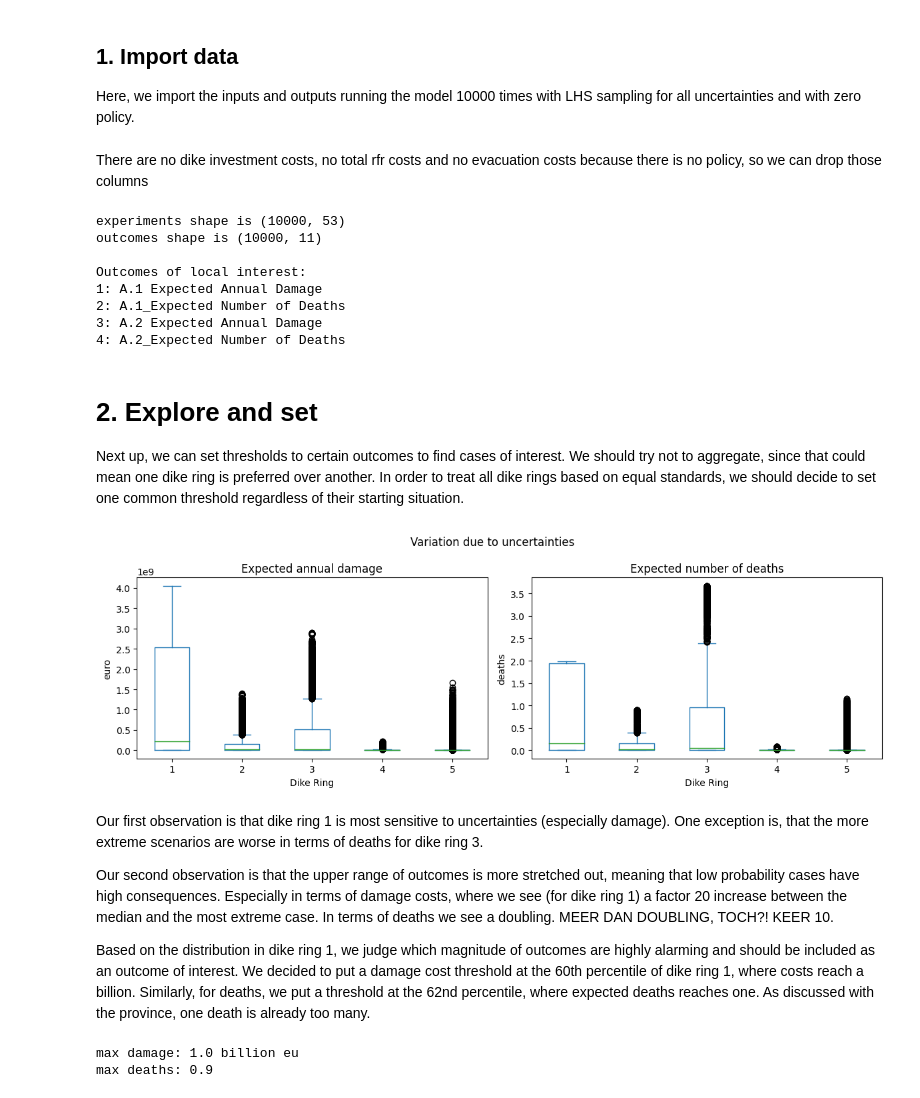
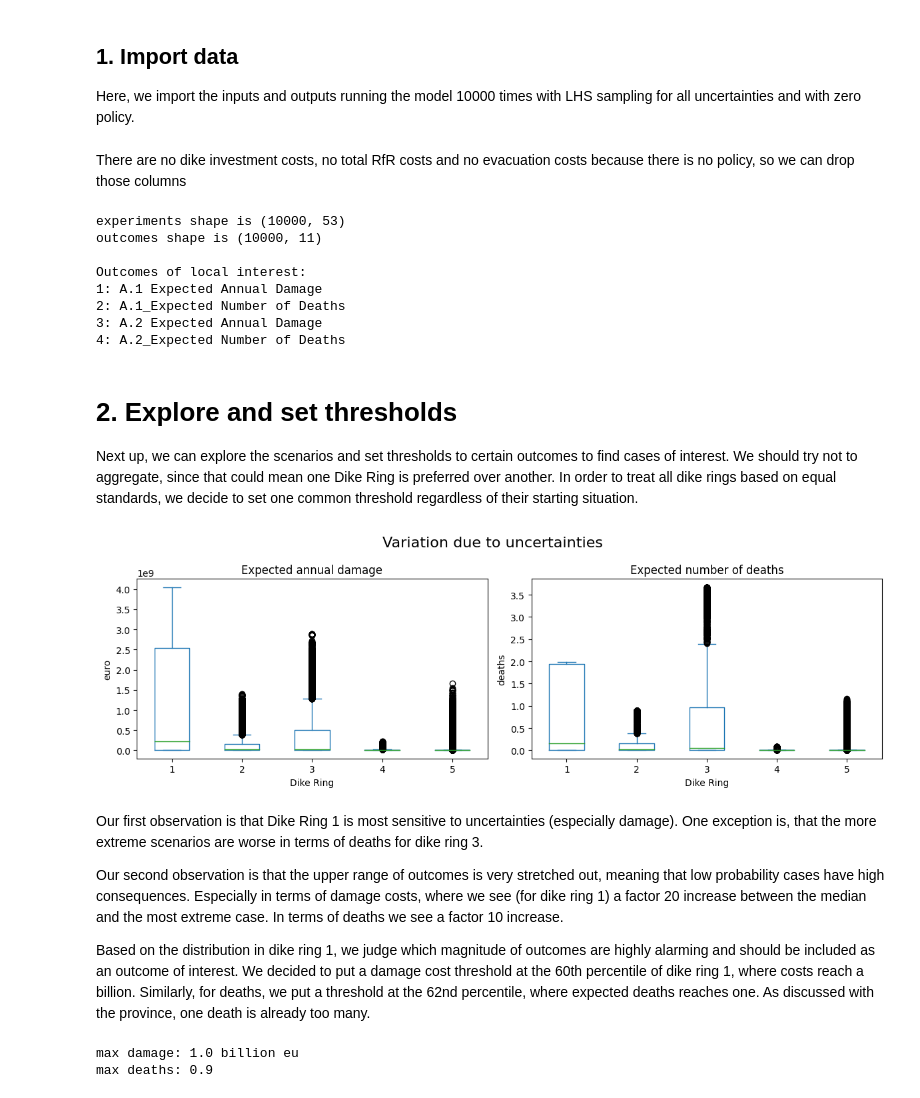
Before and after one commit to Thillenaar/EPA1361Model-based, a Jupyter notebook: final assignment/notebooks/subspace.ipynb, the cells around one changed output. Saved outputs shown, nothing was run; the diff lists cells and outputs as text; code cells hidden in the pictures.

```diff
--- a/final assignment/notebooks/subspace.ipynb
+++ b/final assignment/notebooks/subspace.ipynb
@@ -23,7 +24,7 @@ out_path = path + 'outcomes_subspace_3.csv'
 exp_df = pd.read_csv(exp_path, index_col=0)
 out_df = pd.read_csv(out_path)
 # %% [markdown]
-There are no dike investment costs, no total rfr costs and no evacuation costs because there is no policy, so we can drop those columns
+There are no dike investment costs, no total RfR costs and no evacuation costs because there is no policy, so we can drop those columns
 # %%
 drop_cols = [col_name for col_name in out_df.columns if col_name[-21:] == 'Dike Investment Costs'] + ['RfR Total Costs'] + ['Expected Evacuation Costs']
 #waarom plus en waarom buiten haakjes?
@@ -47,26 +48,26 @@ Outcomes of local interest:
 3: A.2 Expected Annual Damage
 4: A.2_Expected Number of Deaths
 # %% [markdown]
-# 2. Explore and set
-Next up, we can set thresholds to certain outcomes to find cases of interest. We should try not to aggregate, since that could mean one dike ring is preferred over another.  In order to treat all dike rings based on equal standards, we should decide to set one common threshold regardless of their starting situation.
+# 2. Explore and set thresholds
+Next up, we can explore the scenarios and set thresholds to certain outcomes to find cases of interest. We should try not to aggregate, since that could mean one Dike Ring is preferred over another.  In order to treat all dike rings based on equal standards, we decide to set one common threshold regardless of their starting situation.
 # %%
 fig, ax = plt.subplots(1, 2, figsize=(12,4))
 out_df.iloc[:, [1,3,5,7,9]].plot.box(ax = ax[0])
 ax[0].set(xlabel='Dike Ring', ylabel='euro', title='Expected annual damage')
 ax[0].set_xticklabels( (1, 2, 3, 4, 5))
 out_df.iloc[:, [2,4,6,8,10]].plot.box(ax = ax[1])
 ax[1].set(xlabel='Dike Ring', ylabel='deaths', title='Expected number of deaths')
 ax[1].set_xticklabels( (1, 2, 3, 4, 5))
-fig.suptitle('Variation due to uncertainties')
+fig.suptitle('Variation due to uncertainties', fontsize=16)
 
 fig.tight_layout()
 fig.savefig(f'../img/distributions.png')
 # %% [output]
-[figure, old version]
+[figure, new version]
 # %% [markdown]
-Our first observation is that dike ring 1 is most sensitive to uncertainties (especially damage). One exception is, that the more extreme scenarios are worse in terms of deaths for dike ring 3.
+Our first observation is that Dike Ring 1 is most sensitive to uncertainties (especially damage). One exception is, that the more extreme scenarios are worse in terms of deaths for dike ring 3.
 
-Our second observation is that the upper range of outcomes is more stretched out, meaning that low probability cases have high consequences. Especially in terms of damage costs, where we see (for dike ring 1) a factor 20 increase between the median and the most extreme case. In terms of deaths we see a doubling.  MEER DAN DOUBLING, TOCH?! KEER 10.
+Our second observation is that the upper range of outcomes is very stretched out, meaning that low probability cases have high consequences. Especially in terms of damage costs, where we see (for dike ring 1) a factor 20 increase between the median and the most extreme case. In terms of deaths we see a factor 10 increase.
 
 Based on the distribution in dike ring 1, we judge which magnitude of outcomes are highly alarming and should be included as an outcome of interest. We decided to put a damage cost threshold at the 60th percentile of dike ring 1, where costs reach a billion. Similarly, for deaths, we put a threshold at the 62nd percentile, where expected deaths reaches one. As discussed with the province, one death is already too many.
 # %%
```
Also changed, not shown: parts of 8 cells of this notebook, 3 other files.
